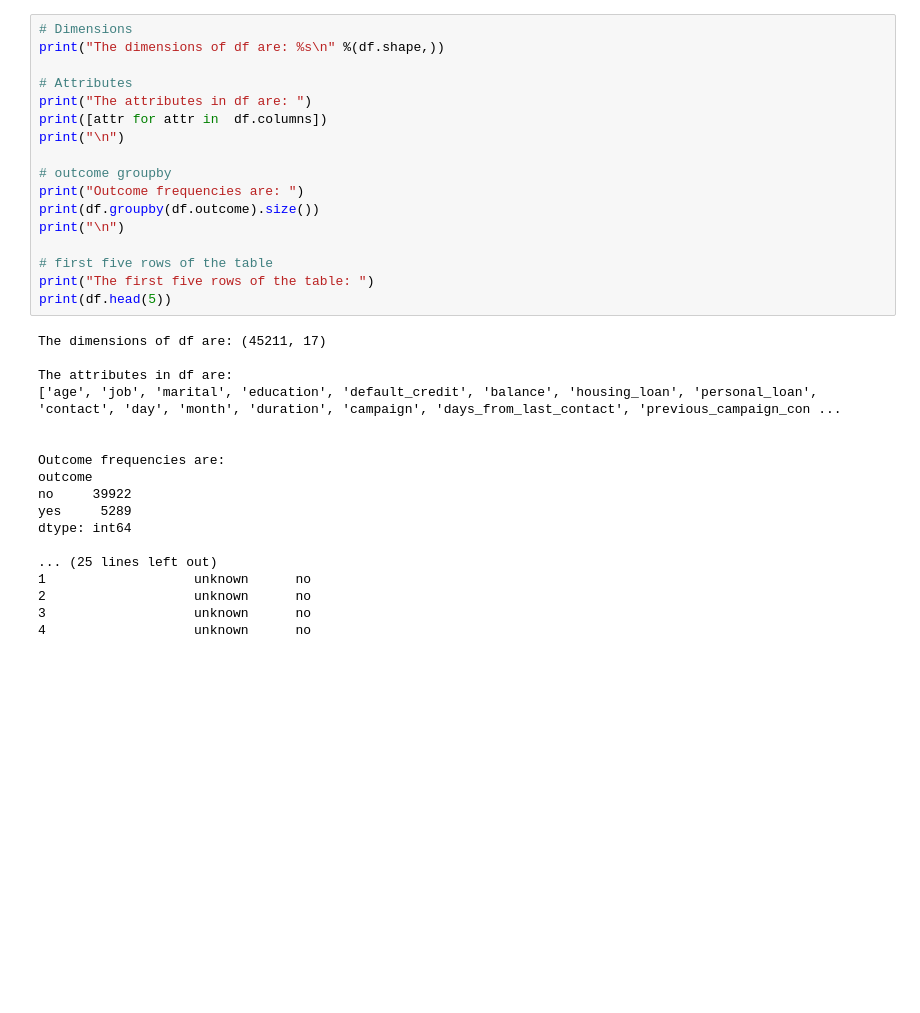
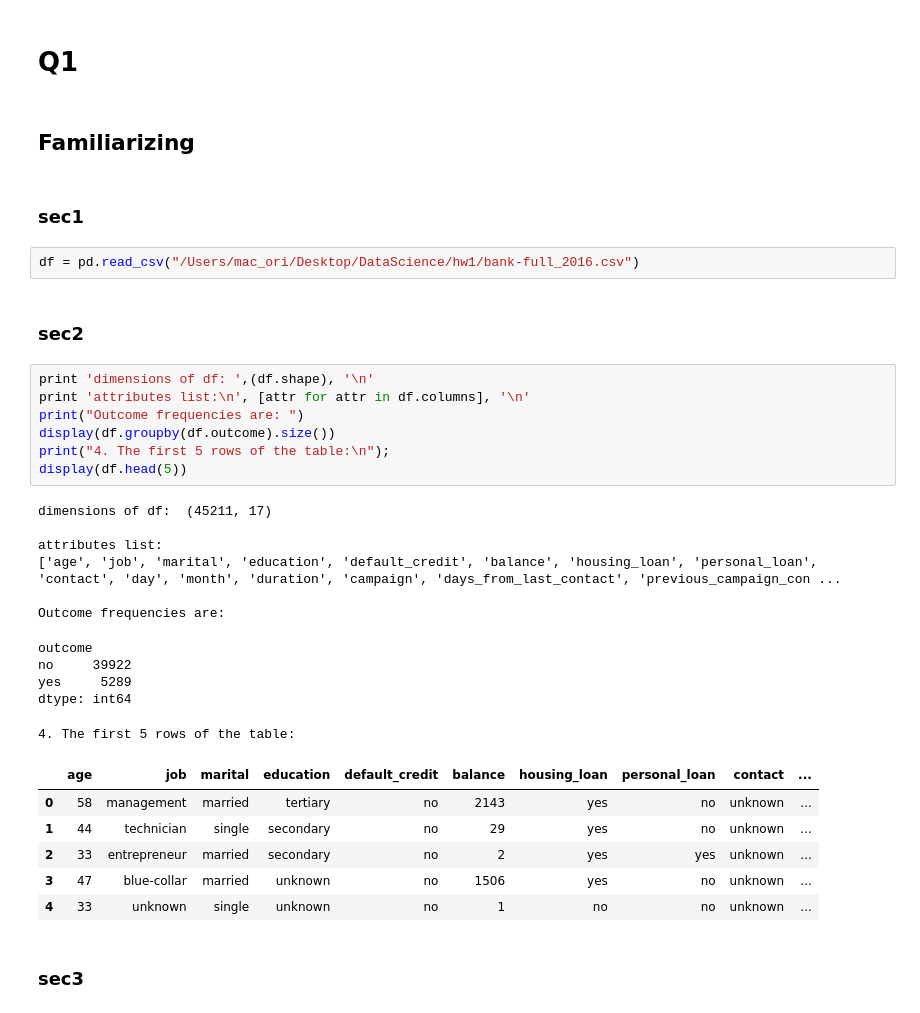
Before and after one commit to orihaviv/Introduction-to-Data-Science, a Jupyter notebook: HW1.ipynb, the cells around one changed output. Drawn from its saved outputs; the diff is of its cells as text; blank space fills up the shorter version.

```diff
--- a/HW1.ipynb
+++ b/HW1.ipynb
@@ -12,38 +5,41 @@ plt.show()
+# %% [markdown]
+# Q1
+# %% [markdown]
+## Familiarizing
+# %% [markdown]
+### sec1
+# %%
+df = pd.read_csv("/Users/mac_ori/Desktop/DataScience/hw1/bank-full_2016.csv")
+# %% [markdown]
+
+### sec2
 # %%
-# Dimensions
-print("The dimensions of df are: %s\n" %(df.shape,))
-
-# Attributes
-print("The attributes in df are: ")
-print([attr for attr in  df.columns])
-print("\n")
-
-# outcome groupby
+print 'dimensions of df: ',(df.shape), '\n'
+print 'attributes list:\n', [attr for attr in df.columns], '\n'
 print("Outcome frequencies are: ")
-print(df.groupby(df.outcome).size())
-print("\n")
-
-# first five rows of the table
-print("The first five rows of the table: ")
-print(df.head(5))
+display(df.groupby(df.outcome).size())
+print("4. The first 5 rows of the table:\n");
+display(df.head(5))
 # %% [output]
-The dimensions of df are: (45211, 17)
+dimensions of df:  (45211, 17)
 
-The attributes in df are:
+attributes list:
 ['age', 'job', 'marital', 'education', 'default_credit', 'balance', 'housing_loan', 'personal_loan', 'contact', 'day', 'month', 'duration', 'campaign', 'days_from_last_contact', 'previous_campaign_con ...
 
-
 Outcome frequencies are:
-outcome
-no     39922
-yes     5289
-dtype: int64
-
-... (25 lines left out)
-1                   unknown      no
-2                   unknown      no
-3                   unknown      no
-4                   unknown      no
+outcome
+no     39922
+yes     5289
+dtype: int64
+4. The first 5 rows of the table:
+|  | age | job | marital | education | default_credit | balance | housing_loan | personal_loan | contact | ... |
+| 0 | 58 | management | married | tertiary | no | 2143 | yes | no | unknown | ... |
+| 1 | 44 | technician | single | secondary | no | 29 | yes | no | unknown | ... |
+| 2 | 33 | entrepreneur | married | secondary | no | 2 | yes | yes | unknown | ... |
+| 3 | 47 | blue-collar | married | unknown | no | 1506 | yes | no | unknown | ... |
+| 4 | 33 | unknown | single | unknown | no | 1 | no | no | unknown | ... |
+# %% [markdown]
+### sec3
 # %%
 df.dtypes
 # %% [output]
```
Also changed, not shown: parts of 43 cells of this notebook.
